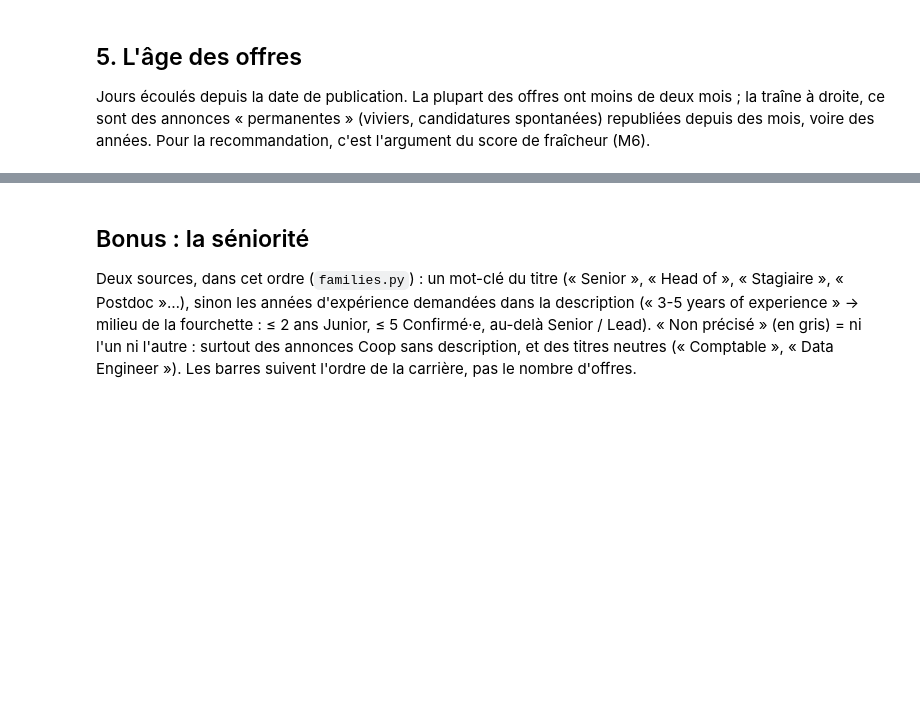
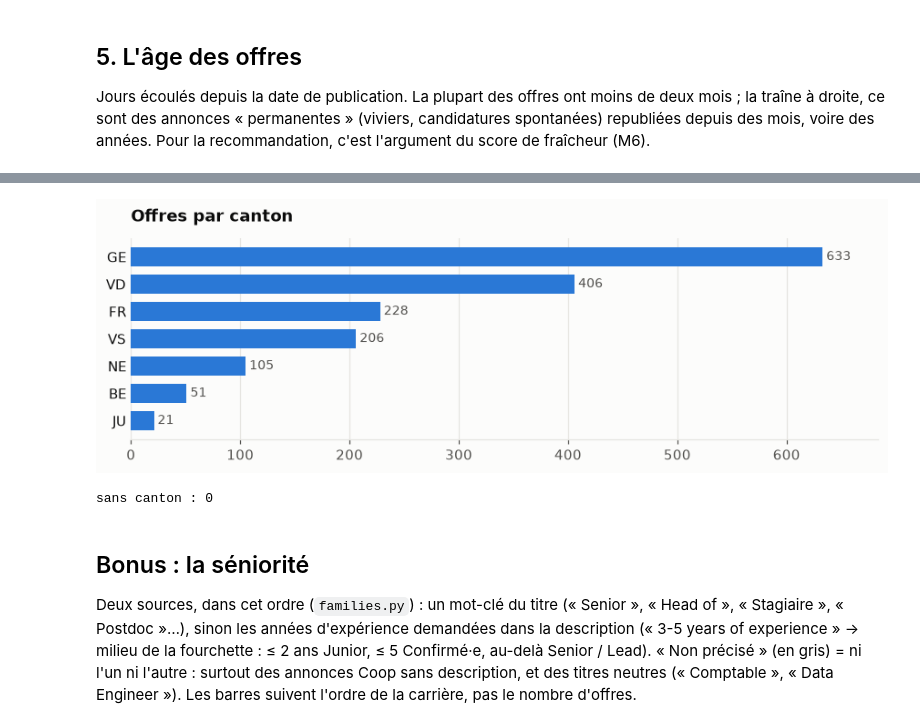
Before and after one commit to mieleif/job-rec-ai, a Jupyter notebook: notebooks/marche-emploi.ipynb, the cells around one changed output, grey strips where cells are left out. Cells and saved outputs as stored; diff of their text form; code cells hidden in the pictures; blank space fills up the shorter version.

```diff
--- a/notebooks/marche-emploi.ipynb
+++ b/notebooks/marche-emploi.ipynb
@@ -156,3 +165,12 @@ print(f"{len(ages)} offres datées ; âge médian {median} jours ; "
+# %%
+ORDER = ["GE", "VD", "FR", "NE", "VS", "JU", "BE"]
+rows = sorted(((c, cantons.get(c, 0)) for c in ORDER), key=lambda row: -row[1])
+barh(rows, "Offres par canton", "cantons.png")
+unknown = cantons.get(None, 0)
+print(f"sans canton : {unknown}")
+# %% [output]
+[figure, added]
+sans canton : 0
 # %% [markdown]
 ## Bonus : la séniorité
 
```
Also changed, not shown: parts of 10 cells of this notebook, 18 other files.
